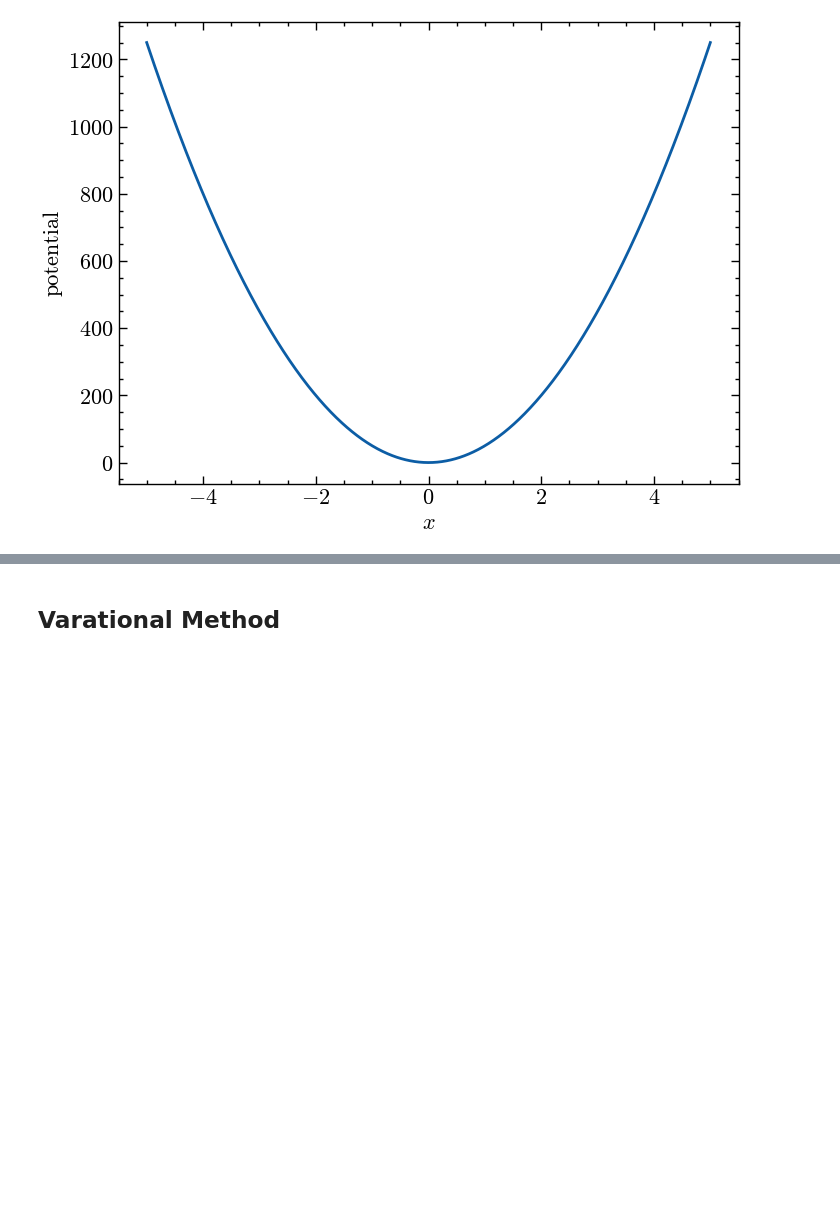
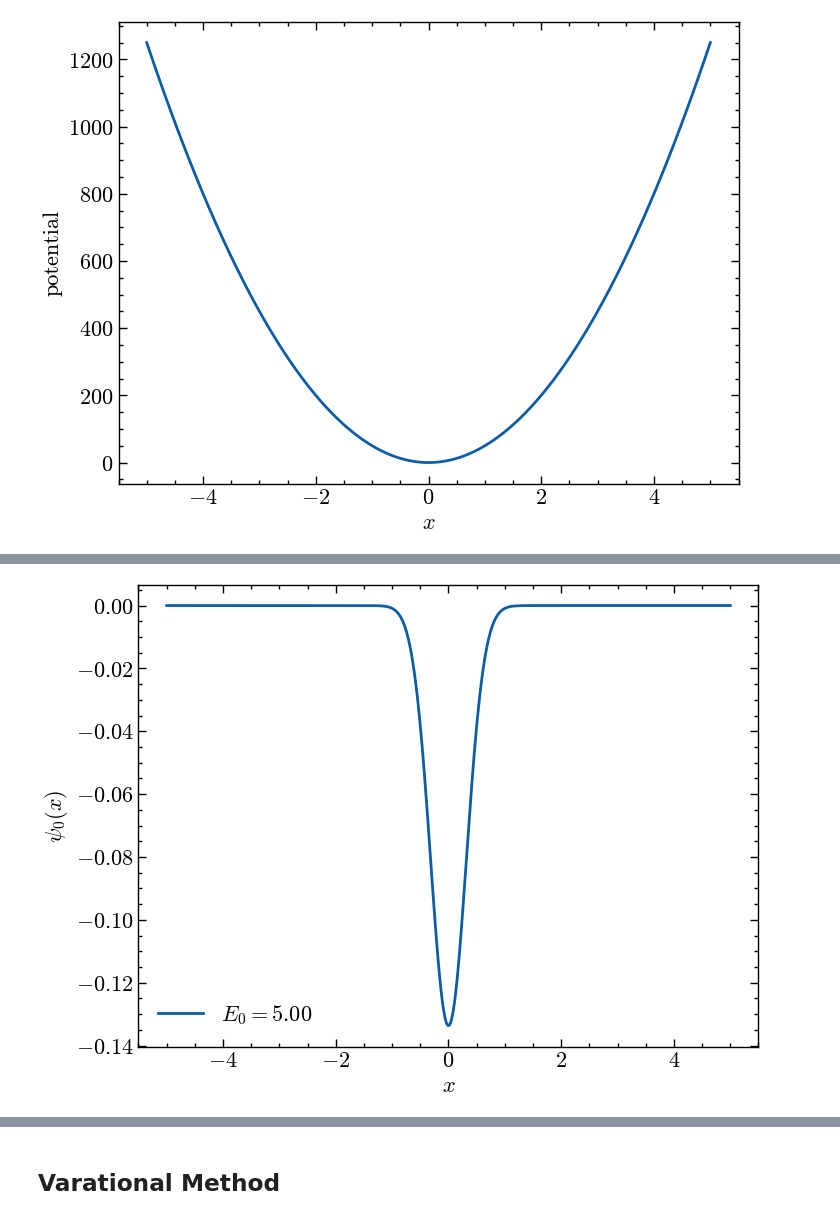
Before and after one commit to BorealisH/1dscheq, a Jupyter notebook: 1dse.ipynb, the cells around one changed output, grey strips where cells are left out. Cells and saved outputs as stored; diff of their text form; code cells hidden in the pictures; blank space fills up the shorter version.

```diff
--- a/1dse.ipynb
+++ b/1dse.ipynb
@@ -180 +190,5 @@ schro_harmonic.plot_func(7)
+# %%
+harmonic_schro.plot_func(0)
+# %% [output]
+[figure, added]
 # %%
```
Also changed, not shown: parts of 26 cells of this notebook.
